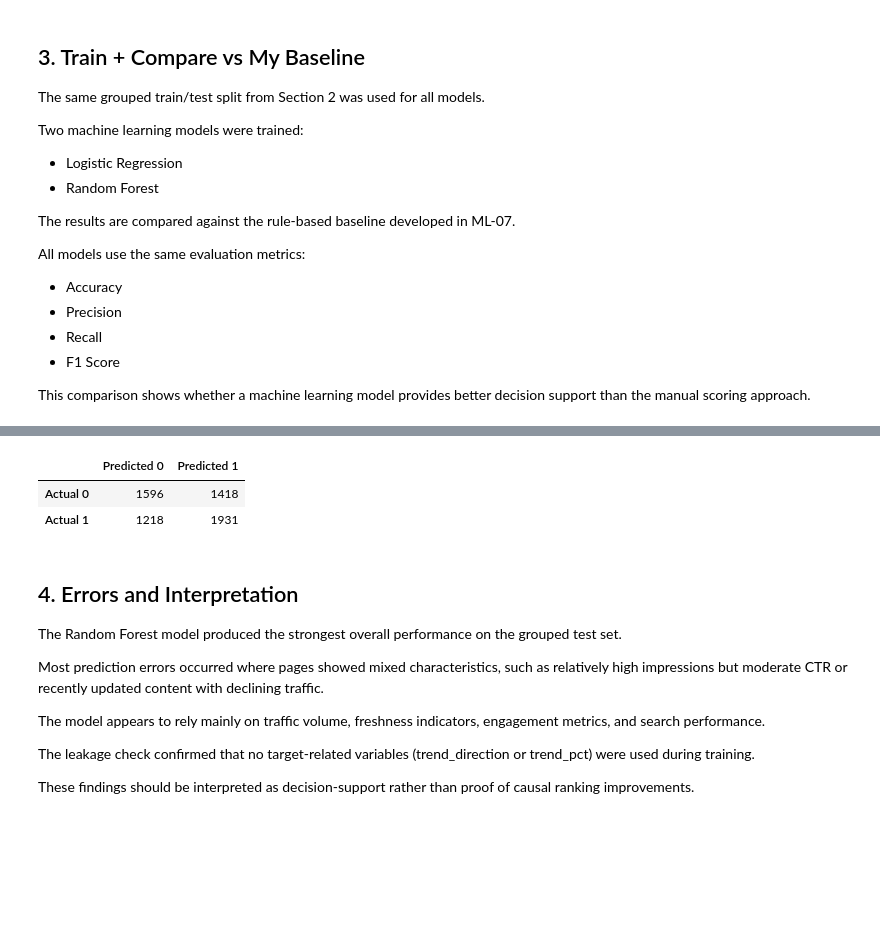
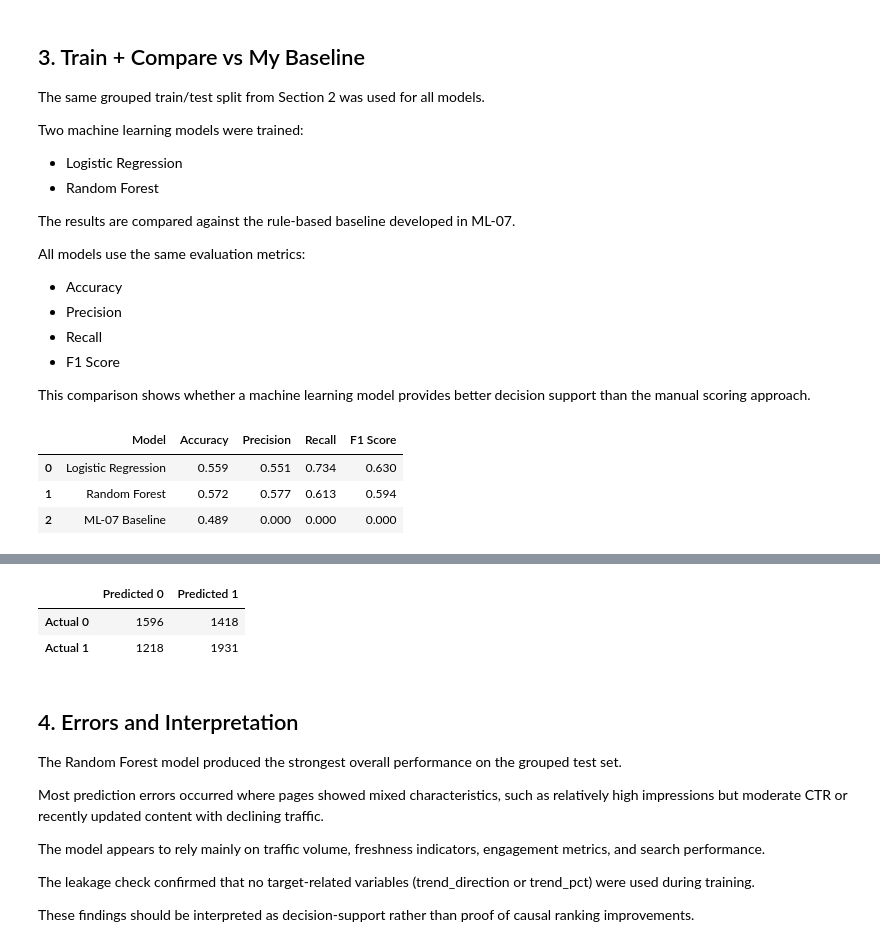
Before and after one commit to ZRARAKBAR/flyrank-ml-internship, a Jupyter notebook: work/notebooks/w05_model.ipynb, the cells around one changed output, grey strips where cells are left out. Drawn from its saved outputs; the diff is of its cells as text; code cells hidden in the pictures; blank space fills up the shorter version.

Commit message:
Add ML-08 grouped validation, model comparison, and error analysi

```diff
--- a/work/notebooks/w05_model.ipynb
+++ b/work/notebooks/w05_model.ipynb
@@ -196,13 +183,12 @@ All models use the same evaluation metrics:
 
 This comparison shows whether a machine learning model provides better decision support than the manual scoring approach.
 # %%
- # =====================================================
-# Section 3
-# Train Models and Compare Performance
-# =====================================================
+
 
 from sklearn.linear_model import LogisticRegression
 from sklearn.ensemble import RandomForestClassifier
+from sklearn.pipeline import make_pipeline
+from sklearn.preprocessing import StandardScaler
 from sklearn.metrics import (
     accuracy_score,
     precision_score,
@@ -212,22 +198,19 @@ from sklearn.metrics import (
     classification_report
 )
 
-# -----------------------------------------------------
-# Logistic Regression
-# -----------------------------------------------------
 
-lr = LogisticRegression(
-    max_iter=3000,
-    random_state=RANDOM_STATE
+lr = make_pipeline(
+    StandardScaler(),
+    LogisticRegression(
+        max_iter=3000,
+        random_state=RANDOM_STATE
+    )
 )
 
 lr.fit(X_train, y_train)
 
 lr_pred = lr.predict(X_test)
 
-# -----------------------------------------------------
-# Random Forest
-# -----------------------------------------------------
 
 rf = RandomForestClassifier(
     n_estimators=200,
@@ -239,23 +222,31 @@ rf.fit(X_train, y_train)
 
 rf_pred = rf.predict(X_test)
 
-# -----------------------------------------------------
-# Evaluation Function
-# -----------------------------------------------------
+
 
 def evaluate_model(name, y_true, y_pred):
 
     return {
         "Model": name,
         "Accuracy": accuracy_score(y_true, y_pred),
-        "Precision": precision_score(y_true, y_pred),
-        "Recall": recall_score(y_true, y_pred),
-        "F1 Score": f1_score(y_true, y_pred)
+        "Precision": precision_score(
+            y_true,
+            y_pred,
+            zero_division=0
+        ),
+        "Recall": recall_score(
+            y_true,
+            y_pred,
+            zero_division=0
+        ),
+        "F1 Score": f1_score(
+            y_true,
+            y_pred,
+            zero_division=0
+        )
     }
 
-# -----------------------------------------------------
-# ML Models
-# -----------------------------------------------------
+
 
 results = []
 
@@ -275,29 +266,11 @@ results.append(
     )
 )
 
-# -----------------------------------------------------
-# ML-07 Baseline
-# -----------------------------------------------------
-# Rule:
-# Refresh if:
-# Days Since Update > 180
-# AND
-# Impressions above median
-# AND
-# CTR below median
-# -----------------------------------------------------
-
-# =====================================================
-# ML-07 BASELINE (Same logic as Week 4)
-# =====================================================
-
 baseline_test = df.iloc[test_idx].copy()
 
 baseline_test["score"] = 0
 
-# -----------------------
-# Staleness
-# -----------------------
+
 
 baseline_test.loc[
     baseline_test["days_since_last_update"] > 365,
@@ -313,9 +286,7 @@ baseline_test.loc[
     "score"
 ] += 25
 
-# -----------------------
-# High Traffic
-# -----------------------
+
 
 baseline_test.loc[
     baseline_test["impressions_90d"] >
@@ -323,9 +294,7 @@ baseline_test.loc[
     "score"
 ] += 20
 
-# -----------------------
-# Low CTR
-# -----------------------
+
 
 baseline_test.loc[
     baseline_test["ctr"] <
@@ -333,9 +302,7 @@ baseline_test.loc[
     "score"
 ] += 20
 
-# -----------------------
-# Refresh Prediction
-# -----------------------
+
 
 baseline_pred = (
     baseline_test["score"] >= 60
@@ -347,39 +314,37 @@ results.append(
         y_test,
         baseline_pred
     )
 )
 
-# -----------------------------------------------------
-# Comparison Table
-# -----------------------------------------------------
+
 
 results_df = pd.DataFrame(results)
 
 display(results_df.round(3))
 
-# -----------------------------------------------------
-# Best Model Report
-# -----------------------------------------------------
+
 
 print("="*60)
 print("Random Forest Classification Report")
 print("="*60)
 
 print(classification_report(y_test, rf_pred))
 
-# -----------------------------------------------------
-# Confusion Matrix
-# -----------------------------------------------------
+
 
 cm = confusion_matrix(y_test, rf_pred)
 
 cm_df = pd.DataFrame(
     cm,
     index=["Actual 0", "Actual 1"],
     columns=["Predicted 0", "Predicted 1"]
 )
 
 print("\nConfusion Matrix\n")
 
 display(cm_df)
 # %% [output]
+|  | Model | Accuracy | Precision | Recall | F1 Score |
+| 0 | Logistic Regression | 0.559 | 0.551 | 0.734 | 0.630 |
+| 1 | Random Forest | 0.572 | 0.577 | 0.613 | 0.594 |
+| 2 | ML-07 Baseline | 0.489 | 0.000 | 0.000 | 0.000 |
```
Also changed, not shown: parts of 4 cells of this notebook.
